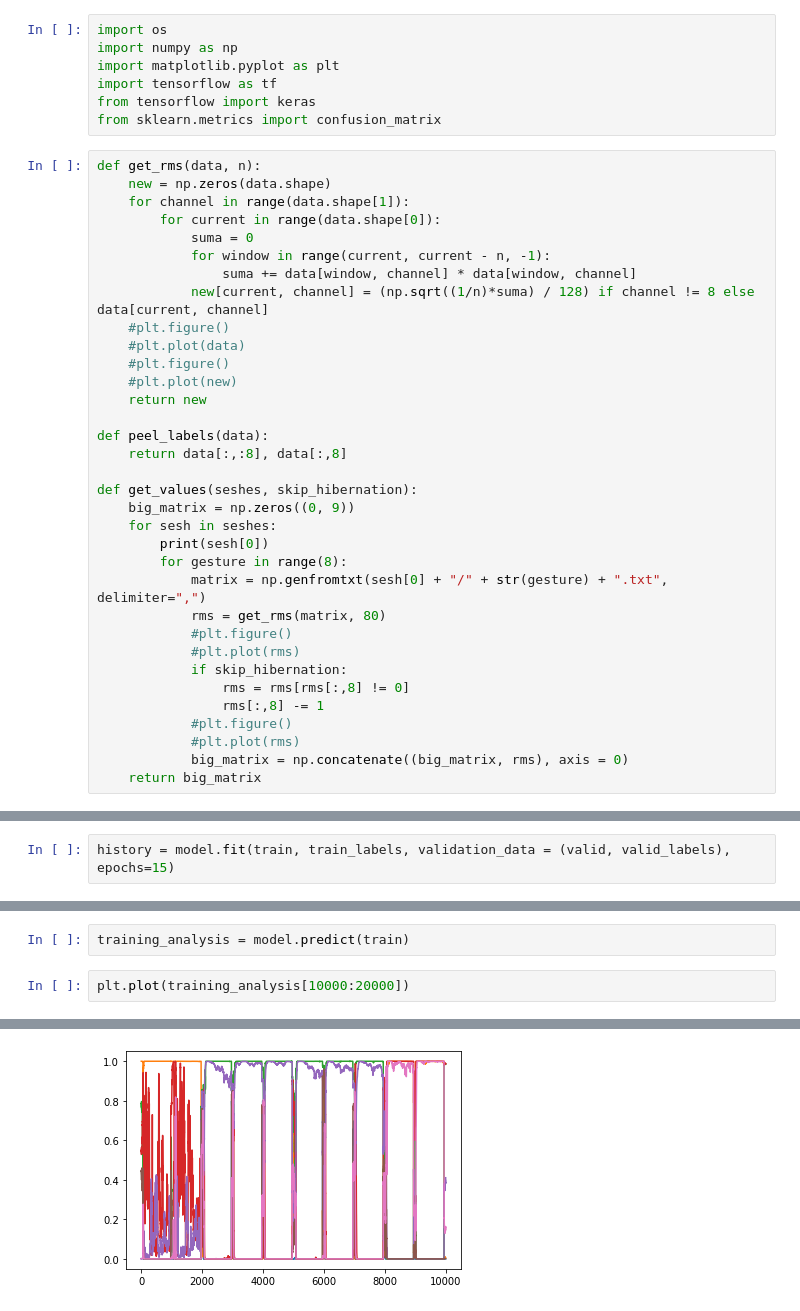
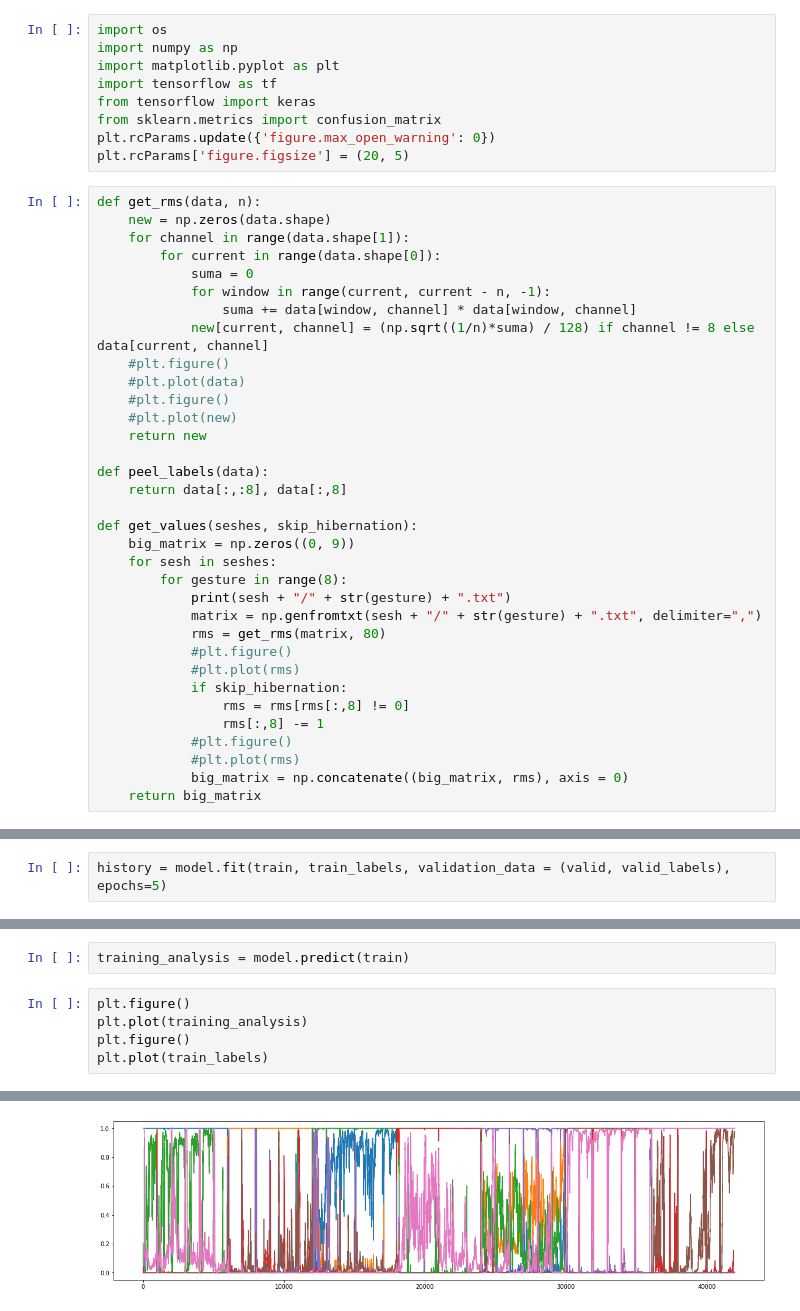
Before and after one commit to aljazfrancic/myo-keras, a Jupyter notebook: myo-keras.ipynb, the cells around one changed output, grey strips where cells are left out. Saved outputs shown, nothing was run; the diff lists cells and outputs as text.

```diff
--- a/myo-keras.ipynb
+++ b/myo-keras.ipynb
@@ -5,6 +5,8 @@ import matplotlib.pyplot as plt
 import tensorflow as tf
 from tensorflow import keras
 from sklearn.metrics import confusion_matrix
+plt.rcParams.update({'figure.max_open_warning': 0})
+plt.rcParams['figure.figsize'] = (20, 5)
 # %%
 def get_rms(data, n):
     new = np.zeros(data.shape)
@@ -26,9 +28,9 @@ def peel_labels(data):
 def get_values(seshes, skip_hibernation):
     big_matrix = np.zeros((0, 9))
     for sesh in seshes:
-        print(sesh[0])
         for gesture in range(8):
-            matrix = np.genfromtxt(sesh[0] + "/" + str(gesture) + ".txt", delimiter=",")
+            print(sesh + "/" + str(gesture) + ".txt")
+            matrix = np.genfromtxt(sesh + "/" + str(gesture) + ".txt", delimiter=",")
             rms = get_rms(matrix, 80)
             #plt.figure()
             #plt.plot(rms)
@@ -132,5 +127,5 @@ opt = keras.optimizers.Adam(learning_rate = 0.01)
 loss = tf.keras.losses.SparseCategoricalCrossentropy()
 model.compile(optimizer = opt, loss = loss, metrics = ["accuracy"])
 # %%
-history = model.fit(train, train_labels, validation_data = (valid, valid_labels), epochs=15)
+history = model.fit(train, train_labels, validation_data = (valid, valid_labels), epochs=5)
 # %% [output]
@@ -187,5 +193,8 @@ plt.plot(predictions[15000:25000])
 # %%
 training_analysis = model.predict(train)
 # %%
-plt.plot(training_analysis[10000:20000])
+plt.figure()
+plt.plot(training_analysis)
+plt.figure()
+plt.plot(train_labels)
 # %% [output]
@@ -199 +202 @@ plt.plot(training_analysis[10000:20000])
-[figure, old version]
+[figure, new version]
```
Also changed, not shown: parts of 19 cells of this notebook.
